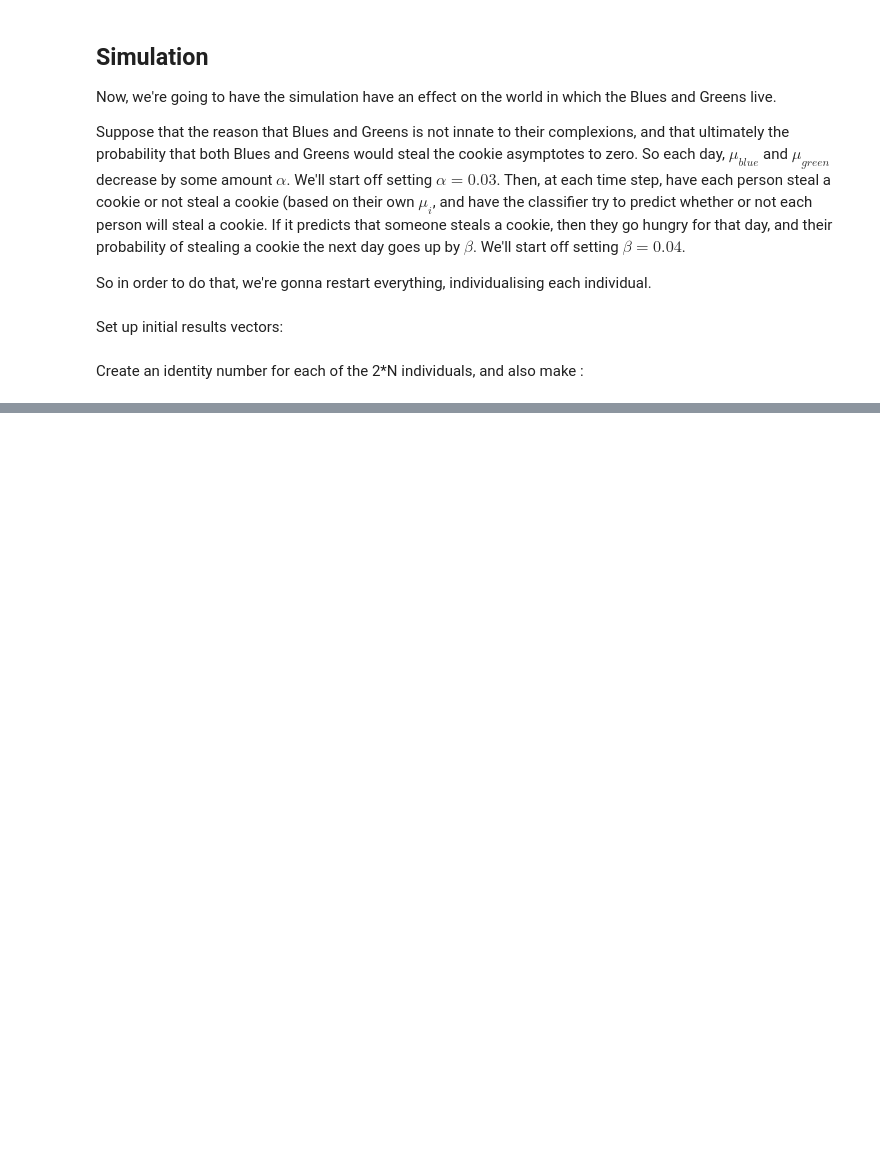
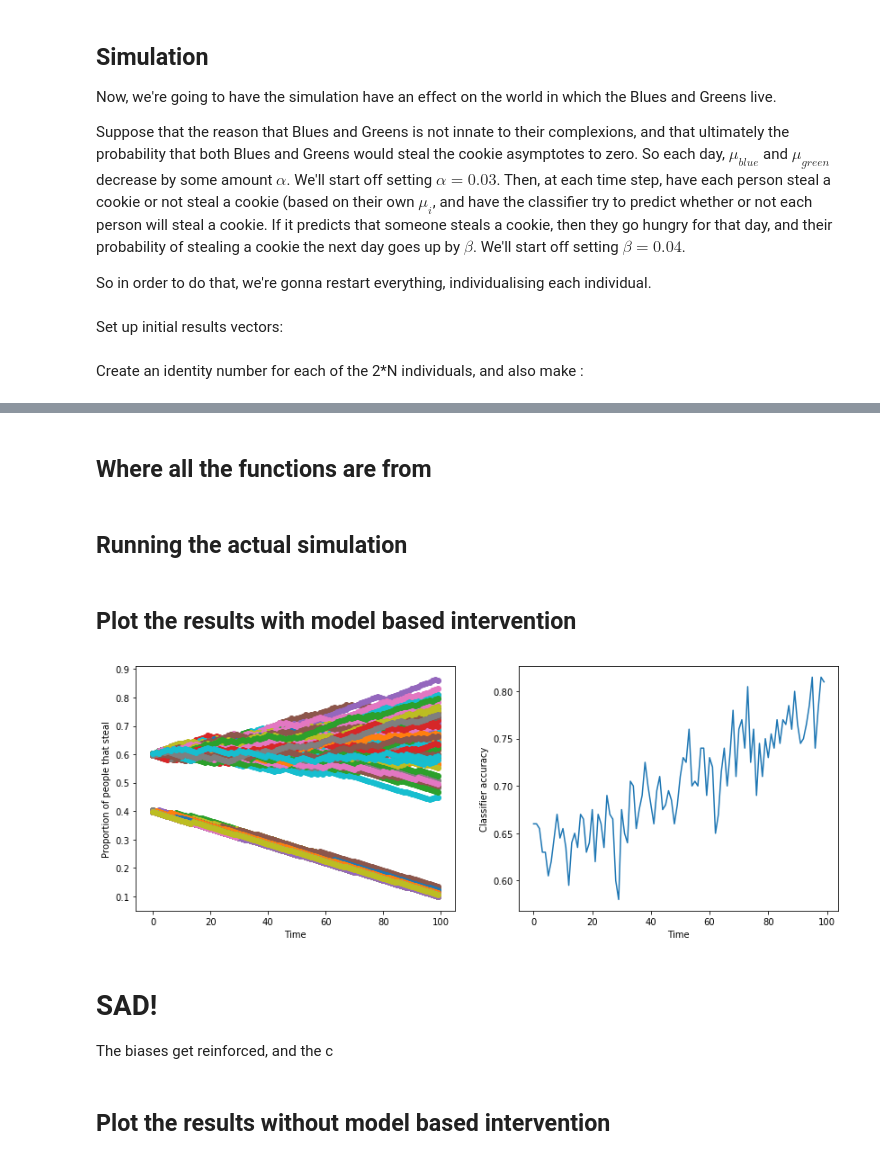
Before and after one commit to amorisot/AI-Fairness, a Jupyter notebook: Preliminary_Investigations.ipynb, the cells around one changed output, grey strips where cells are left out. Drawn from its saved outputs; the diff is of its cells as text; code cells hidden in the pictures; blank space fills up the shorter version.

```diff
--- a/Preliminary_Investigations.ipynb
+++ b/Preliminary_Investigations.ipynb
@@ -13,9 +36,6 @@ np.set_printoptions(precision=3, suppress=True)
 # %% [markdown]
 Generate results vectors for blues and greens
 # %%
-mu_blue = 0.9
-mu_green = 0.2
-N = 100
 #generate rand uniforms between 0 and 1
 y_blue = np.random.uniform(0,1, (N,1))
 y_green = np.random.uniform(0,1, (N,1))
@@ -82,4 +102,16 @@ model = model.fit(X, y)
 
 # check the accuracy on the training set
 model.score(X, y)
+
+#this works, so set up a function:
+def fit_logistic_regression(X, y):
+    model = LogisticRegression()
+    model = model.fit(X, y)
+
+    return model
+    #return model.coef_, model.intercept_, model.Score(X, y)
+
+model = fit_logistic_regression(X, y)
+
+print(model.score(X, y))
 # %% [output]
@@ -93,0 +121,13 @@ array([[-0.098, -0.036,  0.067, -0.082, -0.176, -0.178, -0.143,  0.026,
+# %%
+#this works
+predictions = 1 / (1 + np.exp(-(X @ np.transpose(model.coef_) + model.intercept_)))
+predictions[predictions > 0.5] = 1
+predictions[predictions <= 0.5] = 0
+
+#thus, define a function that does the same thing:
+def predict_probs_steal(X, modelcoef, modelintercept):
+    predictions = 1 / (1 + np.exp(-(X @ np.transpose(modelcoef) + modelintercept)))
+    predictions[predictions > 0.5] = 1
+    predictions[predictions <= 0.5] = 0
+
+    return predictions
@@ -156,0 +201,2 @@ X = X[:,0:10]
+# %% [markdown]
+## Where all the functions are from
@@ -156,0 +237,2 @@ X = X[:,0:10]
+# %% [markdown]
+## Running the actual simulation
@@ -156,0 +314,23 @@ X = X[:,0:10]
+# %% [markdown]
+## Plot the results with model based intervention
+# %%
+plt.figure(figsize=(14,5))
+plt.subplot(1, 2, 1)
+for i in range(2*N):
+    plt.scatter(range(iters), base_rates_list[i,:])
+plt.xlabel("Time")
+plt.ylabel("Proportion of people that steal")
+plt.subplot(1, 2, 2)
+plt.plot(range(iters), score_list)
+plt.xlabel("Time")
+plt.ylabel("Classifier accuracy")
+plt.savefig("plots/scatter_with_labels_and_score.svg")
+plt.show()
+# %% [output]
+[figure, added]
+# %% [markdown]
+# SAD!
+
+The biases get reinforced, and the c
+# %% [markdown]
+## Plot the results without model based intervention
```
Also changed, not shown: parts of 12 cells of this notebook, 3 other files.
